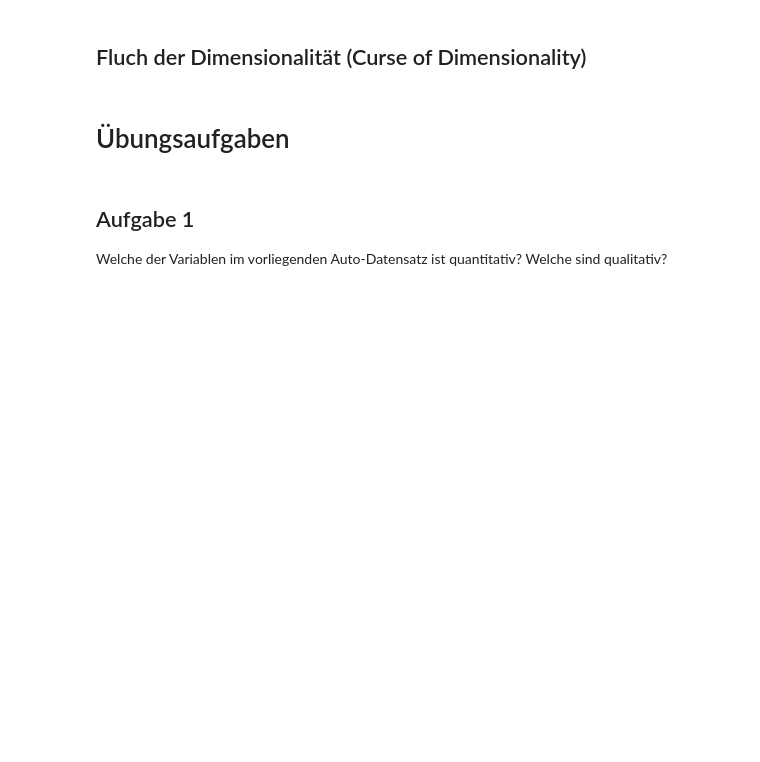
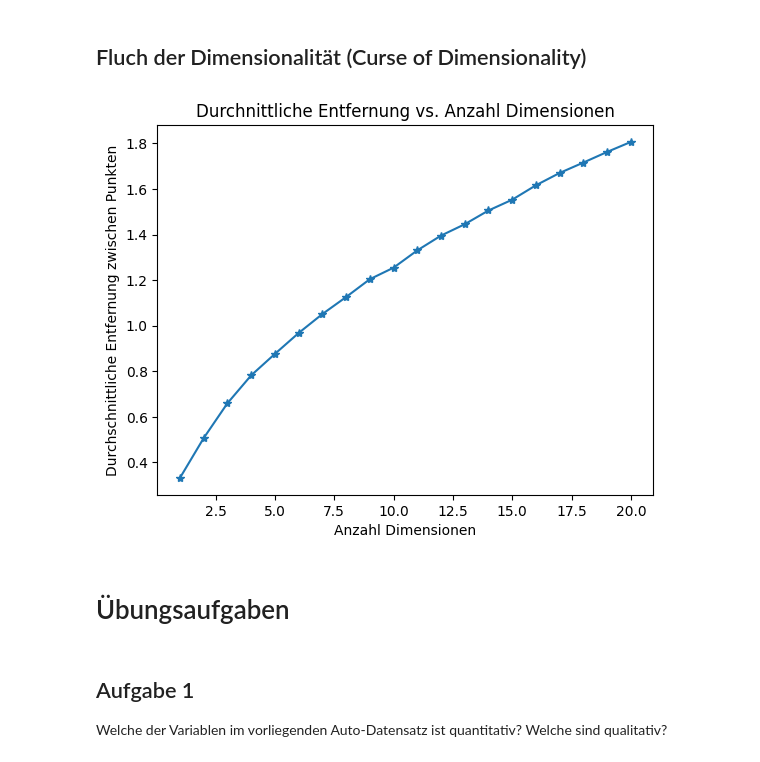
Before and after one commit to PhilReg/BAKI_WS2023, a Jupyter notebook: BA/BAKI_02_ErsterDatensatz_Lsg.ipynb, the cells around one changed output. Cells and saved outputs as stored; diff of their text form; code cells hidden in the pictures; blank space fills up the shorter version.

```diff
--- a/BA/BAKI_02_ErsterDatensatz_Lsg.ipynb
+++ b/BA/BAKI_02_ErsterDatensatz_Lsg.ipynb
@@ -156,34 +338,36 @@ def avg_point_distance(side_length, num_points, num_dimensions):
             distance = np.linalg.norm(points[i] - points[j])
             distances.append(distance)
     return np.mean(distances)
 
 # # Vektorisierte Version der Funktion um die durchschnittliche Entfernung zwischen zufälligen Punkten in einem Hyperwürfel zu berechnen
 # # Funktioniert sehr viel schneller, aber ist schwerer zu verstehen
 # def avg_point_distance_vec(side_length, num_points, num_dimensions):
 #     points = np.random.rand(num_points, num_dimensions) * side_length
 #     pairwise_distances = np.linalg.norm(points[:, np.newaxis] - points, axis=2)
 #     avg_distance = np.mean(pairwise_distances[pairwise_distances != 0])
 #     return avg_distance
 
 # Generiere eine Reihe von Dimensionen
 dimensions = np.arange(1, 21)
 
 # Definiere die Anzahl der Punkte und die Seitenlänge des Hyperwürfels
 num_points = 1000
 side_length = 1.0
 
 # Berechne die durchschnittliche Entfernung zwischen Punkten für jede Dimension
 avg_distances = [avg_point_distance(side_length, num_points, d) for d in dimensions]
 # avg_distances = [avg_point_distance_vec(side_length, num_points, d) for d in dimensions]
 
 # Plot die Dimensionen gegen die durchschnittliche Punktentfernung
 # Plot the dimensions vs. the average point distance
-plt.plot(dimensions, avg_distances, marker='o')
+plt.plot(dimensions, avg_distances, marker='*')
 plt.xlabel('Anzahl Dimensionen')
 plt.ylabel('Durchschnittliche Entfernung zwischen Punkten')
 plt.title('Durchnittliche Entfernung vs. Anzahl Dimensionen')
 # plt.yscale('log')  # Nutze logarithmische Skala für die y-Achse
 plt.show()
+# %% [output]
+[figure, added]
 # %% [markdown]
 # Übungsaufgaben
 # %% [markdown]
```
Also changed, not shown: parts of 32 cells of this notebook, 7 other files.
